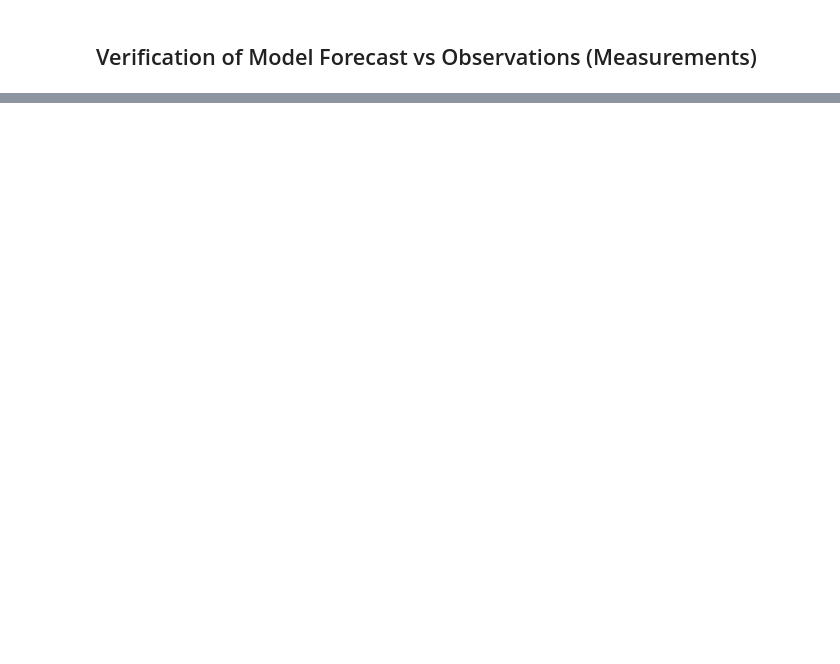
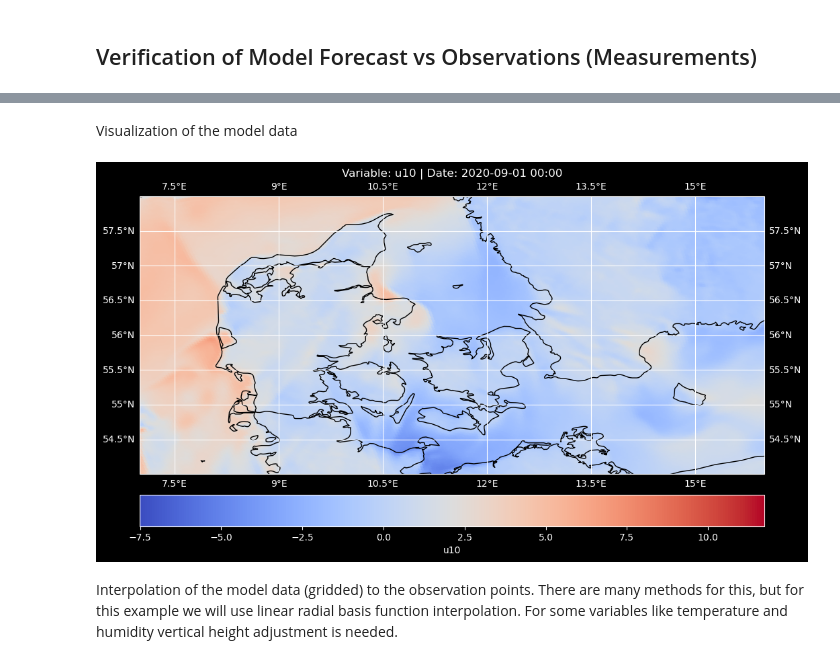
Before and after one commit to CarloSaccardi/GNNs4WP, a Jupyter notebook: docs/notebooks/verification.ipynb, the cells around one changed output, grey strips where cells are left out. Cells and saved outputs as stored; diff of their text form; code cells hidden in the pictures; blank space fills up the shorter version.

```diff
--- a/docs/notebooks/verification.ipynb
+++ b/docs/notebooks/verification.ipynb
@@ -125,0 +243,30 @@ plt.show()
+# %% [markdown]
+Visualization of the model data
+# %%
+fig, ax = plt.subplots(figsize=(12, 8), subplot_kw={"projection": ccrs.PlateCarree()})
+
+ax.set_extent([7, 16, 54, 58], crs=ccrs.PlateCarree())
+
+map = ax.scatter(
+    ds_model["lon"],
+    ds_model["lat"],
+    c=ds_model.isel(time=0)[var_plot],
+    cmap="coolwarm",
+    transform=ccrs.PlateCarree(),
+)
+
+ax.add_feature(cfeature.COASTLINE)
+ax.add_feature(cfeature.BORDERS)
+ax.gridlines(draw_labels=True)
+
+cbar = plt.colorbar(map, ax=ax, orientation="horizontal", pad=0.05)
+cbar.set_label(var_plot)
+
+plt.title(title)
+plt.show()
+# %% [output]
+[figure, added]
+# %% [markdown]
+Interpolation of the model data (gridded) to the observation points.
+There are many methods for this, but for this example we will use linear radial basis function interpolation.
+For some variables like temperature and humidity vertical height adjustment is needed.
```
Also changed, not shown: parts of 22 cells of this notebook.
